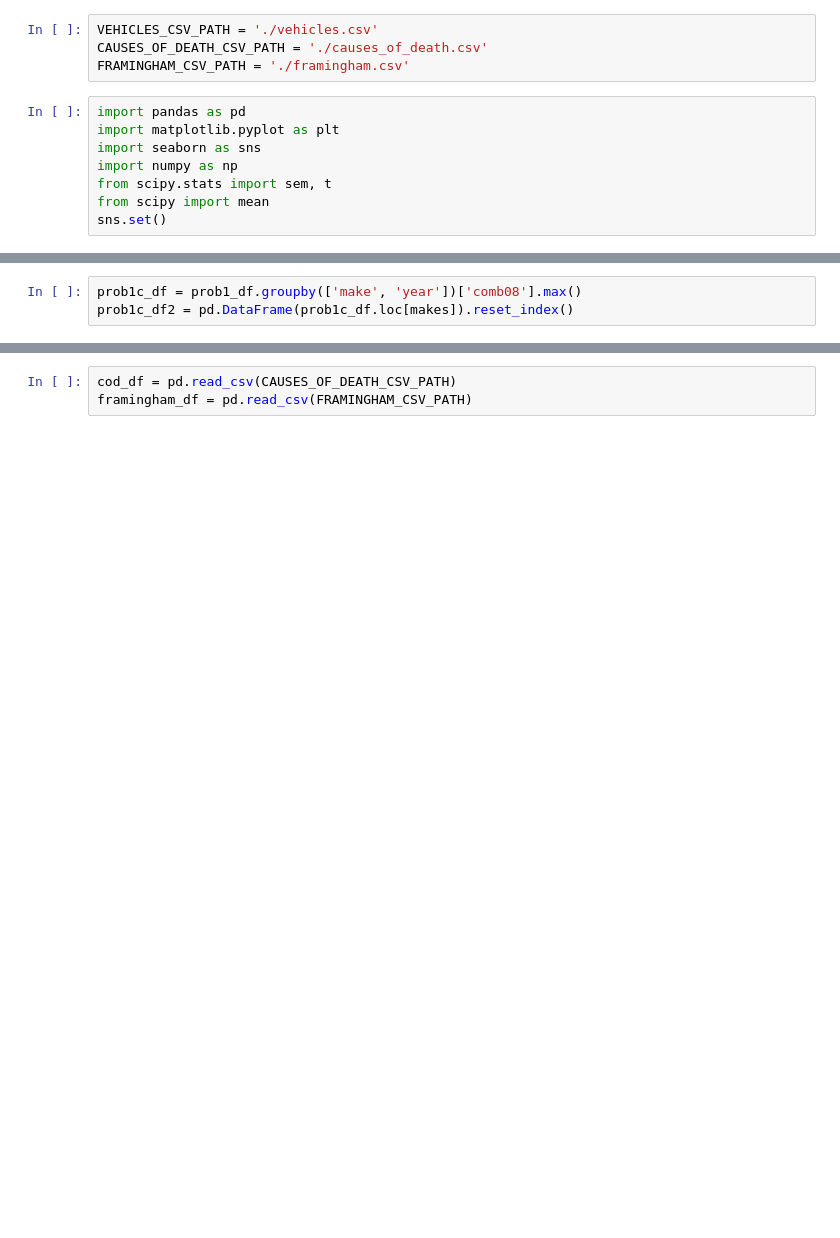
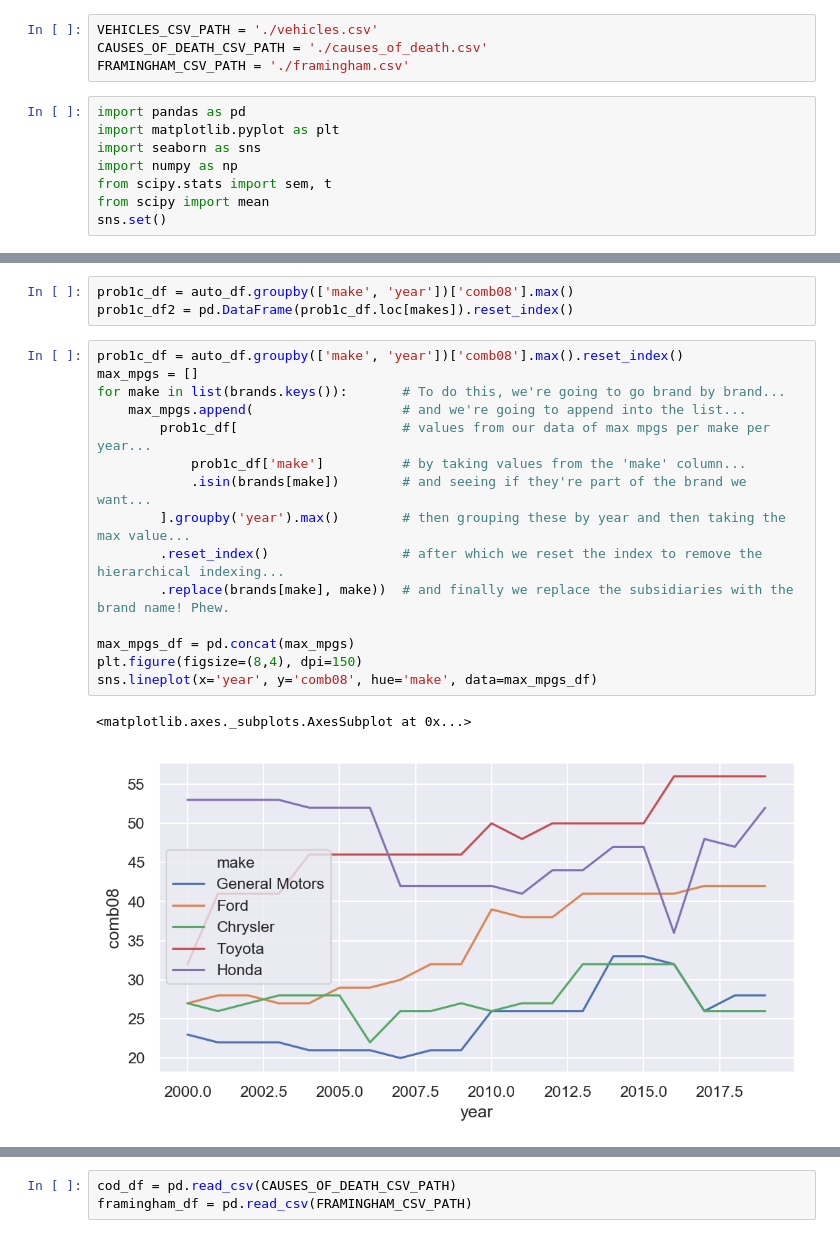
Before and after one commit to mnvsngv/cs696-bigdata, a Jupyter notebook: Assignment 2/Assignment 2.ipynb, the cells around one changed output, grey strips where cells are left out. Drawn from its saved outputs; the diff is of its cells as text; blank space fills up the shorter version.

```diff
--- a/Assignment 2/Assignment 2.ipynb
+++ b/Assignment 2/Assignment 2.ipynb
@@ -50,6 +47,24 @@ for make in makes:
 # %%
-prob1c_df = prob1_df.groupby(['make', 'year'])['comb08'].max()
+prob1c_df = auto_df.groupby(['make', 'year'])['comb08'].max()
 prob1c_df2 = pd.DataFrame(prob1c_df.loc[makes]).reset_index()
+# %%
+prob1c_df = auto_df.groupby(['make', 'year'])['comb08'].max().reset_index()
+max_mpgs = []
+for make in list(brands.keys()):       # To do this, we're going to go brand by brand...
+    max_mpgs.append(                   # and we're going to append into the list...
+        prob1c_df[                     # values from our data of max mpgs per make per year...
+            prob1c_df['make']          # by taking values from the 'make' column...
+            .isin(brands[make])        # and seeing if they're part of the brand we want...
+        ].groupby('year').max()        # then grouping these by year and then taking the max value...
+        .reset_index()                 # after which we reset the index to remove the hierarchical indexing...
+        .replace(brands[make], make))  # and finally we replace the subsidiaries with the brand name! Phew.
+
+max_mpgs_df = pd.concat(max_mpgs)
+plt.figure(figsize=(8,4), dpi=150)
+sns.lineplot(x='year', y='comb08', hue='make', data=max_mpgs_df)
+# %% [output]
+<matplotlib.axes._subplots.AxesSubplot at 0x...>
+[figure, added]
 # %%
 plt.figure(figsize=(8,4), dpi=150)
 sns.lineplot(x='year', y='comb08', hue='make', data=prob1c_df2)
```
Also changed, not shown: parts of 5 cells of this notebook.
